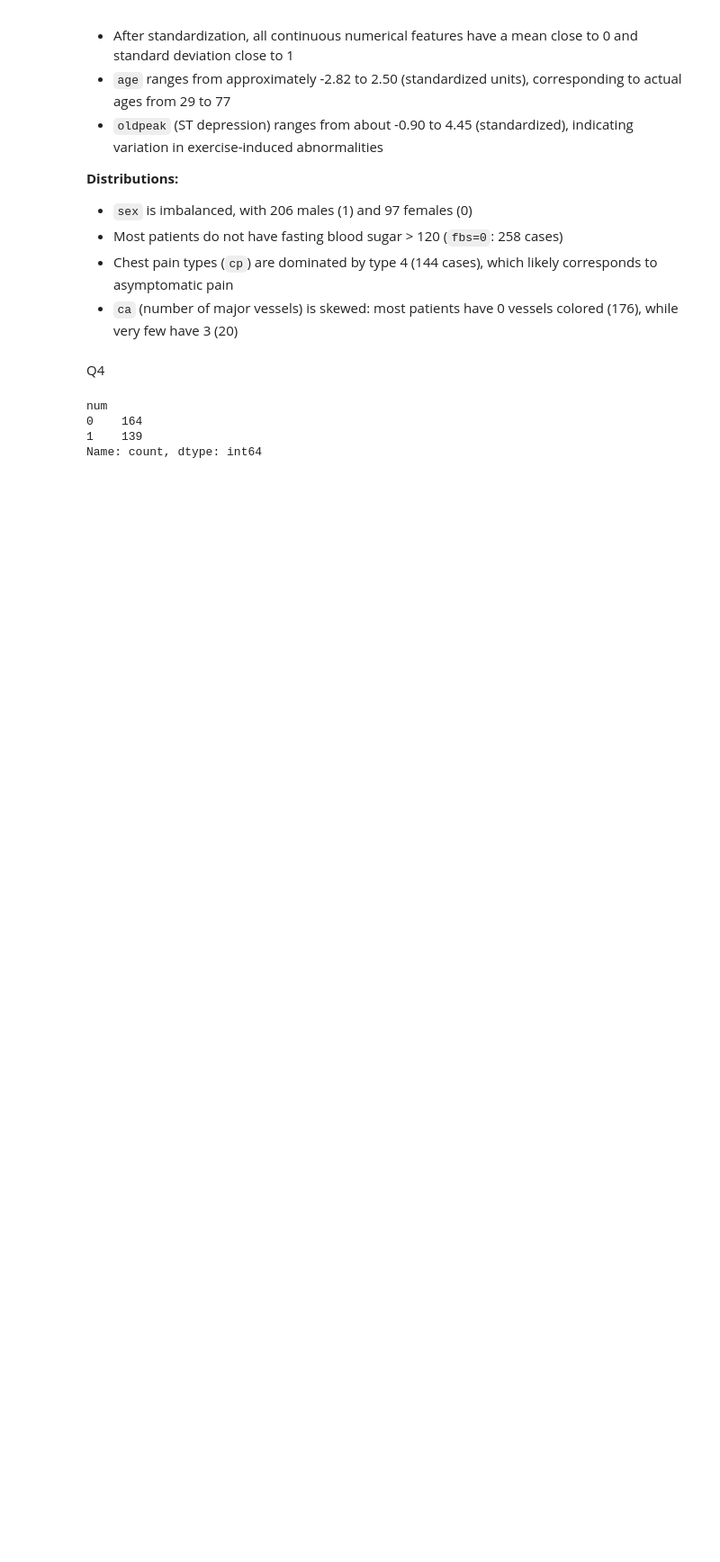
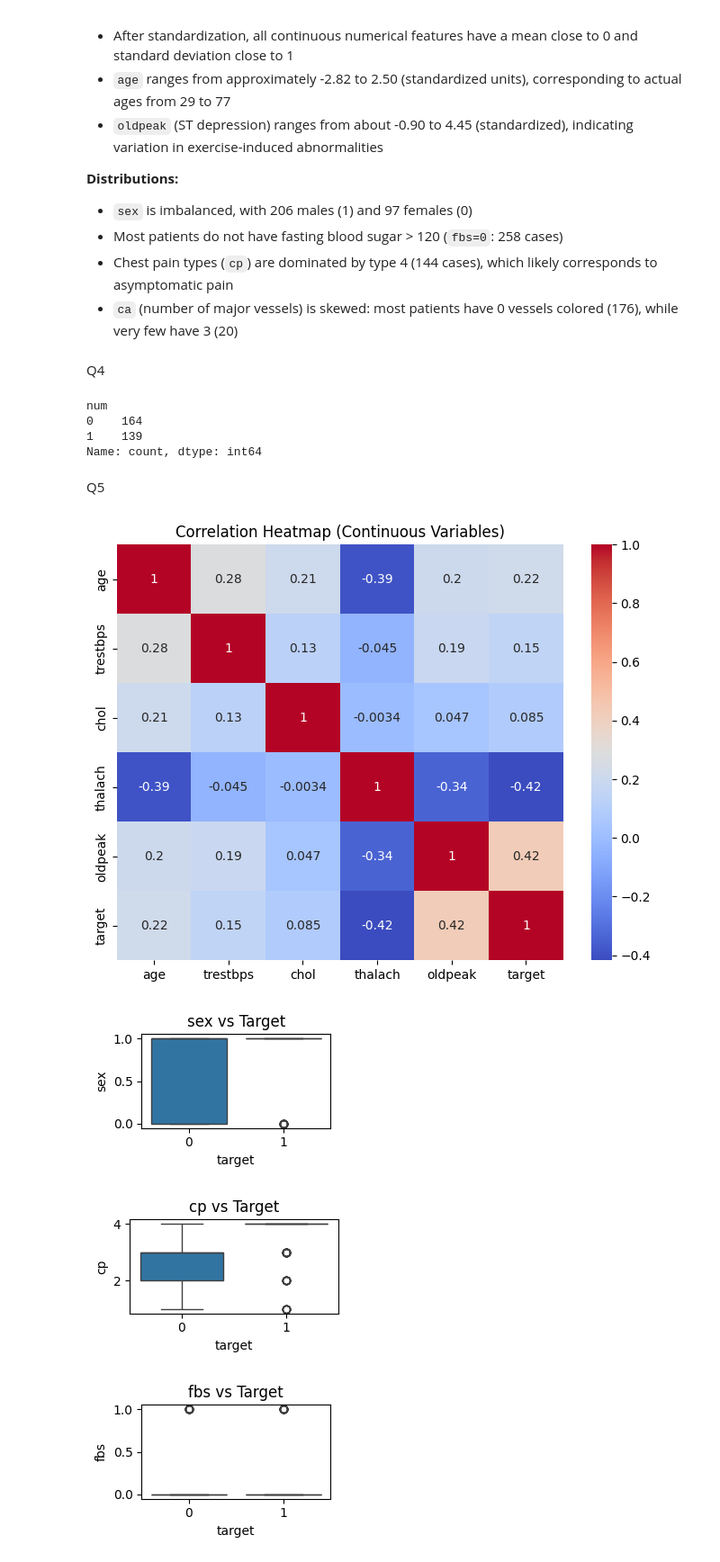
Before and after one commit to Aaaaamy123/project, a Jupyter notebook: assignment6.ipynb, the cells around one changed output. Shown at 90% size. Cells and saved outputs as stored; diff of their text form; code cells hidden in the pictures; blank space fills up the shorter version.

```diff
--- a/assignment6.ipynb
+++ b/assignment6.ipynb
@@ -234,3 +234,36 @@ num
 0    164
 1    139
 Name: count, dtype: int64
+# %% [markdown]
+Q5
+# %%
+import seaborn as sns
+import matplotlib.pyplot as plt
+
+# 1. Add the binary target to X temporarily for analysis
+X_with_target = X.copy()
+X_with_target['target'] = y_binary['num']
+
+# 2. Correlation heatmap (only for continuous variables + target)
+continuous_features = ['age', 'trestbps', 'chol', 'thalach', 'oldpeak', 'target']
+corr = X_with_target[continuous_features].corr()
+
+plt.figure(figsize=(8, 6))
+sns.heatmap(corr, annot=True, cmap='coolwarm')
+plt.title("Correlation Heatmap (Continuous Variables)")
+plt.show()
+
+# 3. Boxplots for categorical variables vs target
+categorical_features = ['sex', 'cp', 'fbs', 'restecg', 'exang', 'slope', 'ca', 'thal']
+
+for col in categorical_features:
+    plt.figure(figsize=(3, 2))
+    sns.boxplot(x='target', y=col, data=X_with_target)
+    plt.title(f"{col} vs Target")
+    plt.tight_layout()
+    plt.show()
+# %% [output]
+[figure, added]
+[figure, added]
+[figure, added]
+[figure, added]
```
Also changed, not shown: parts of 2 cells of this notebook.
